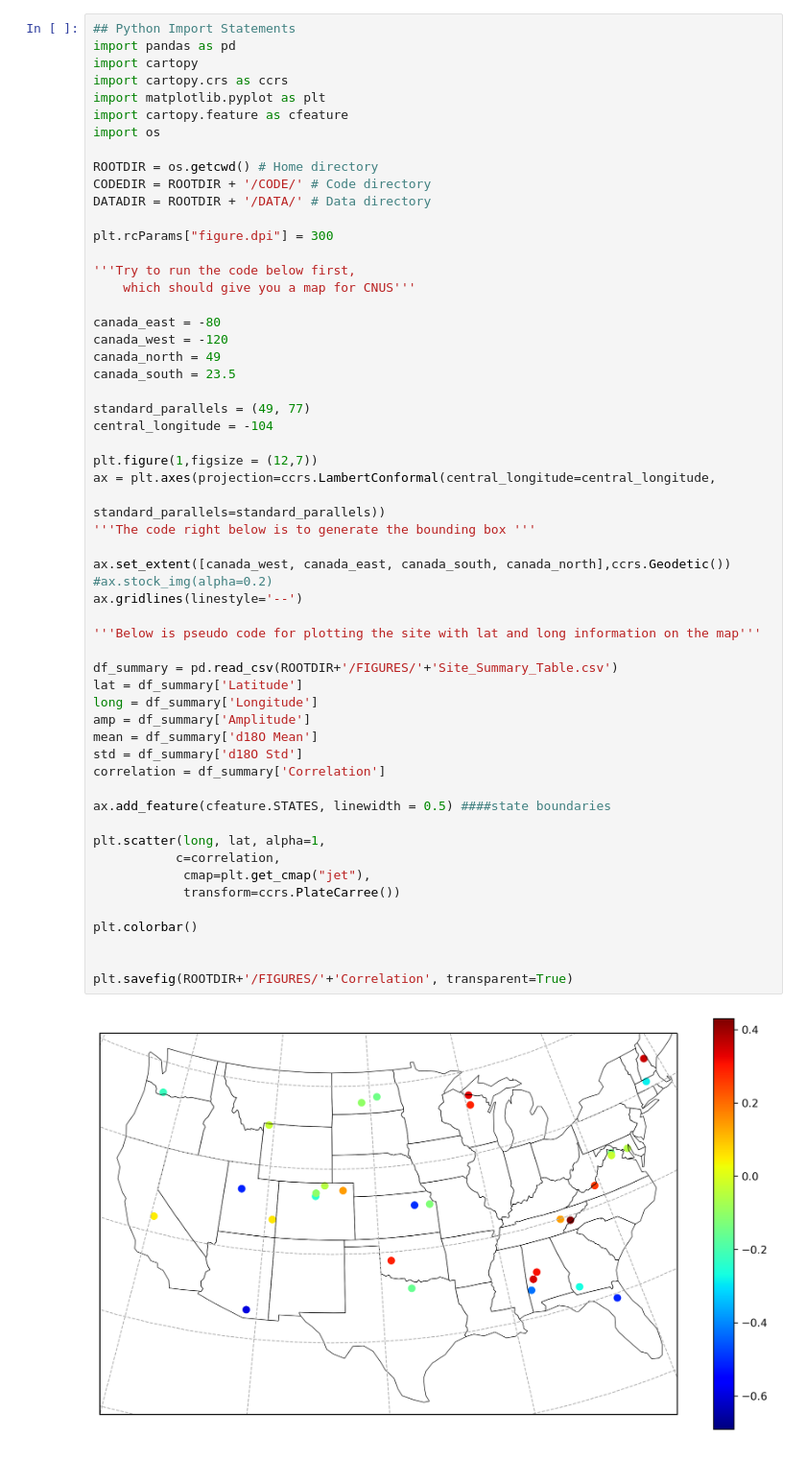
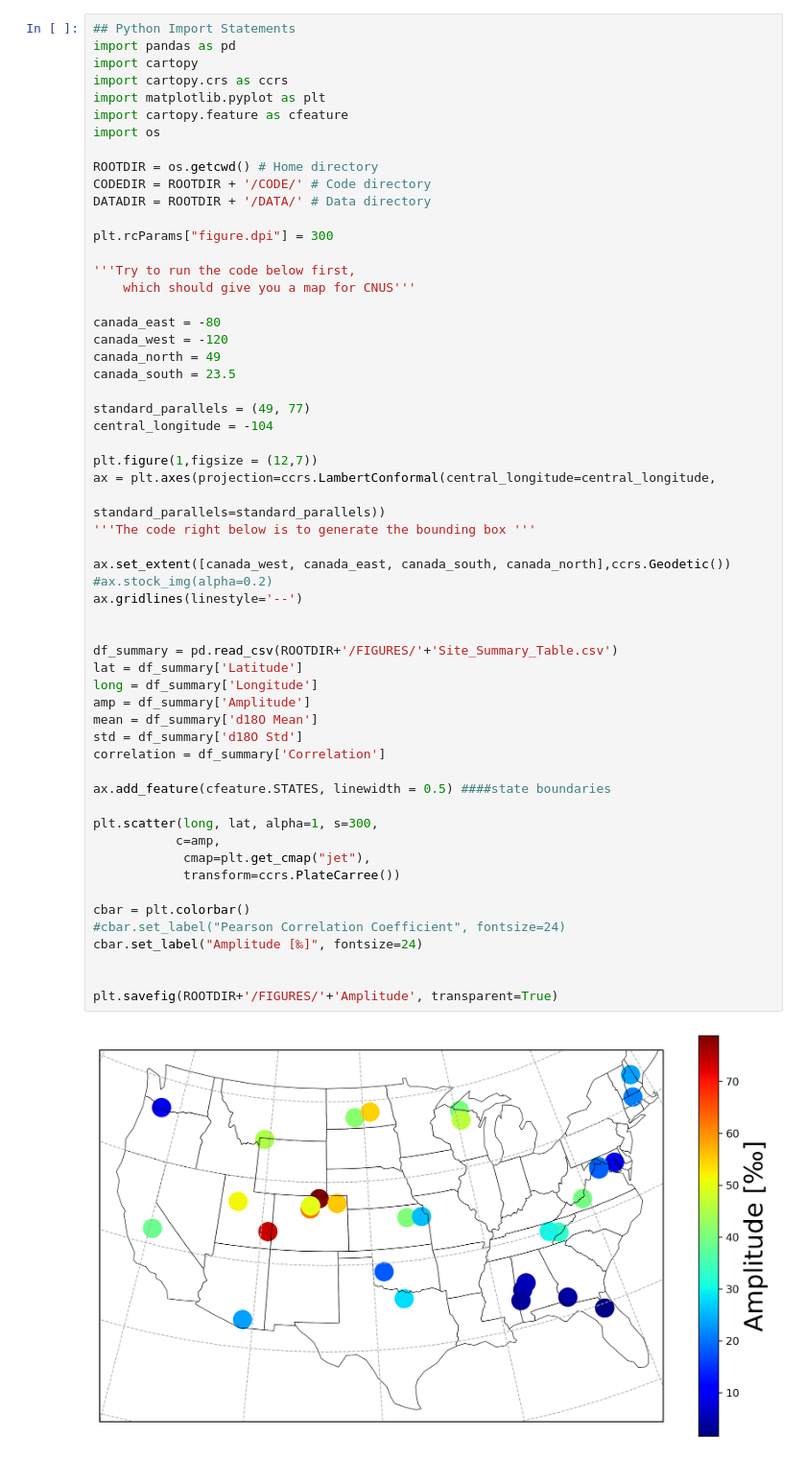
Before and after one commit to cfinkenbiner/Temporal_Downscaling_NEON_Pisotopes, a Jupyter notebook: Z Messing Around.ipynb, the cells around one changed output. Shown at 96% size. Drawn from its saved outputs; the diff is of its cells as text.

```diff
--- a/Z Messing Around.ipynb
+++ b/Z Messing Around.ipynb
@@ -23,36 +23,37 @@ canada_south = 23.5
 
 standard_parallels = (49, 77)
 central_longitude = -104
 
 plt.figure(1,figsize = (12,7))
 ax = plt.axes(projection=ccrs.LambertConformal(central_longitude=central_longitude,
                                                       standard_parallels=standard_parallels))
 '''The code right below is to generate the bounding box '''
 
 ax.set_extent([canada_west, canada_east, canada_south, canada_north],ccrs.Geodetic())
 #ax.stock_img(alpha=0.2)
 ax.gridlines(linestyle='--')
 
-'''Below is pseudo code for plotting the site with lat and long information on the map'''
 
 df_summary = pd.read_csv(ROOTDIR+'/FIGURES/'+'Site_Summary_Table.csv')
 lat = df_summary['Latitude']
 long = df_summary['Longitude']
 amp = df_summary['Amplitude']
 mean = df_summary['d18O Mean']
 std = df_summary['d18O Std']
 correlation = df_summary['Correlation']
 
 ax.add_feature(cfeature.STATES, linewidth = 0.5) ####state boundaries
 
-plt.scatter(long, lat, alpha=1,
-           c=correlation,
+plt.scatter(long, lat, alpha=1, s=300,
+           c=amp,
             cmap=plt.get_cmap("jet"),
             transform=ccrs.PlateCarree())
 
-plt.colorbar()
+cbar = plt.colorbar()
+#cbar.set_label("Pearson Correlation Coefficient", fontsize=24)
+cbar.set_label("Amplitude [‰]", fontsize=24)
 
 
-plt.savefig(ROOTDIR+'/FIGURES/'+'Correlation', transparent=True)
+plt.savefig(ROOTDIR+'/FIGURES/'+'Amplitude', transparent=True)
 # %% [output]
-[figure, old version]
+[figure, new version]
```
Also changed, not shown: 44 other files.
